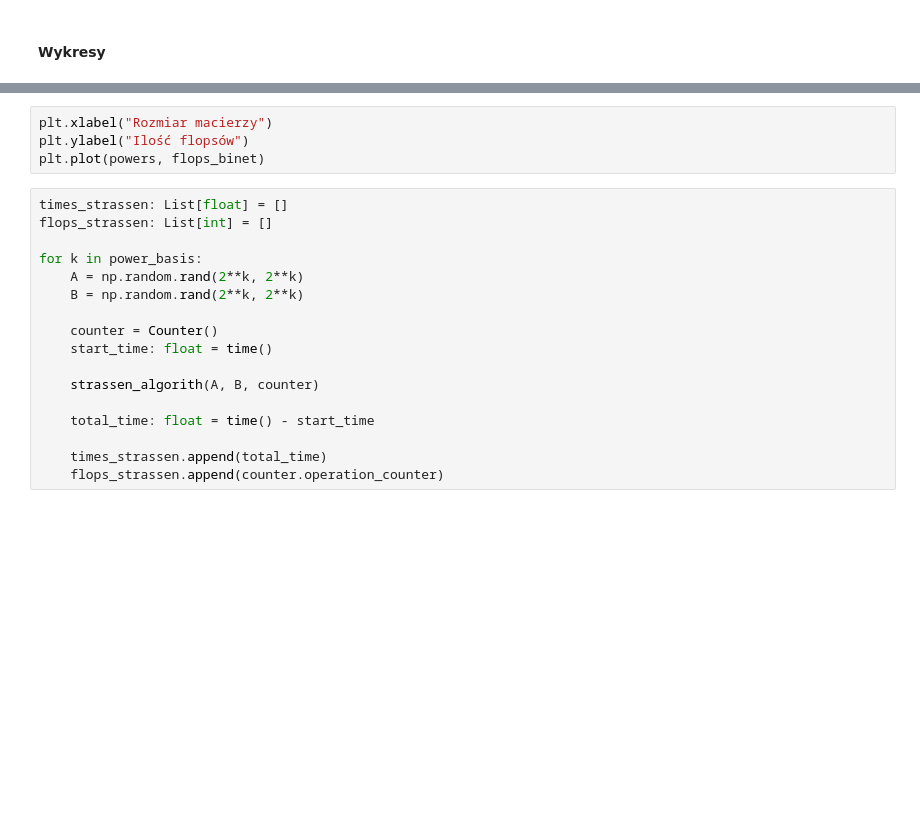
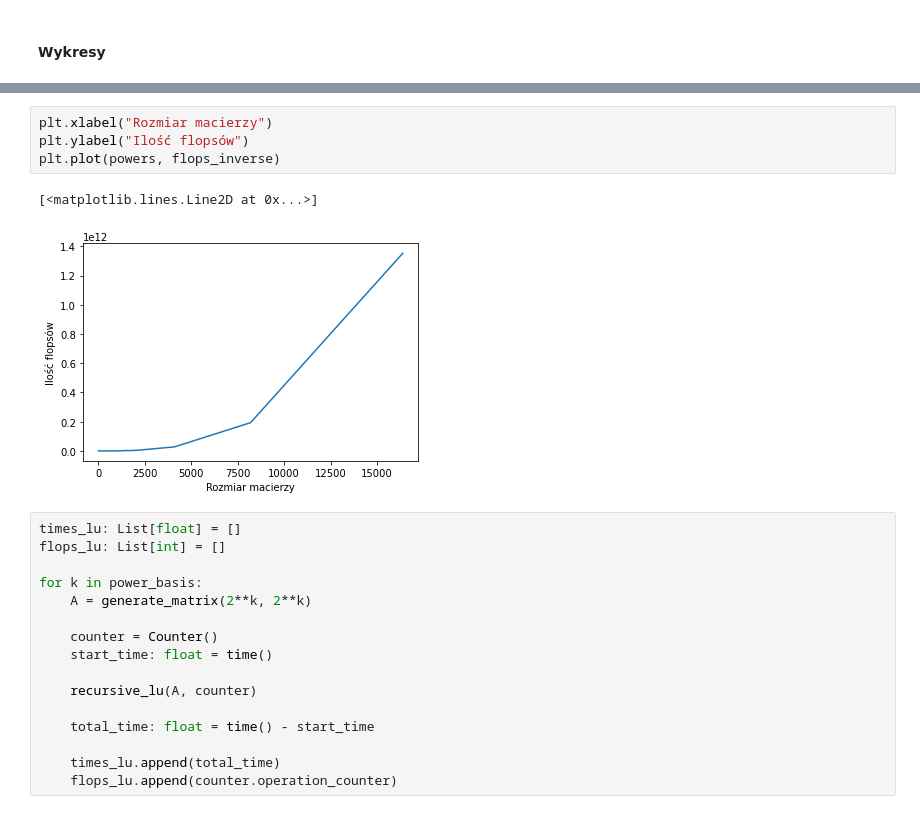
Before and after one commit to pweglik/matrix-algoritms, a Jupyter notebook: lab2/lab2.ipynb, the cells around one changed output, grey strips where cells are left out. Drawn from its saved outputs; the diff is of its cells as text; blank space fills up the shorter version.

```diff
--- a/lab2/lab2.ipynb
+++ b/lab2/lab2.ipynb
@@ -269,24 +304,26 @@ plt.plot(powers, times_binet)
 # %%
 plt.xlabel("Rozmiar macierzy")
 plt.ylabel("Ilość flopsów")
-plt.plot(powers, flops_binet)
+plt.plot(powers, flops_inverse)
+# %% [output]
+[<matplotlib.lines.Line2D at 0x...>]
+[figure, added]
 # %%
-times_strassen: List[float] = []
-flops_strassen: List[int] = []
+times_lu: List[float] = []
+flops_lu: List[int] = []
 
 for k in power_basis:
-    A = np.random.rand(2**k, 2**k)
-    B = np.random.rand(2**k, 2**k)
+    A = generate_matrix(2**k, 2**k)
 
     counter = Counter()
     start_time: float = time()
 
-    strassen_algorith(A, B, counter)
+    recursive_lu(A, counter)
 
     total_time: float = time() - start_time
 
-    times_strassen.append(total_time)
-    flops_strassen.append(counter.operation_counter)
+    times_lu.append(total_time)
+    flops_lu.append(counter.operation_counter)
 # %%
 plt.gca().yaxis.set_major_formatter(FormatStrFormatter("%d s"))
 plt.xlabel("Rozmiar macierzy")
```
Also changed, not shown: parts of 16 cells of this notebook, 5 other files.
